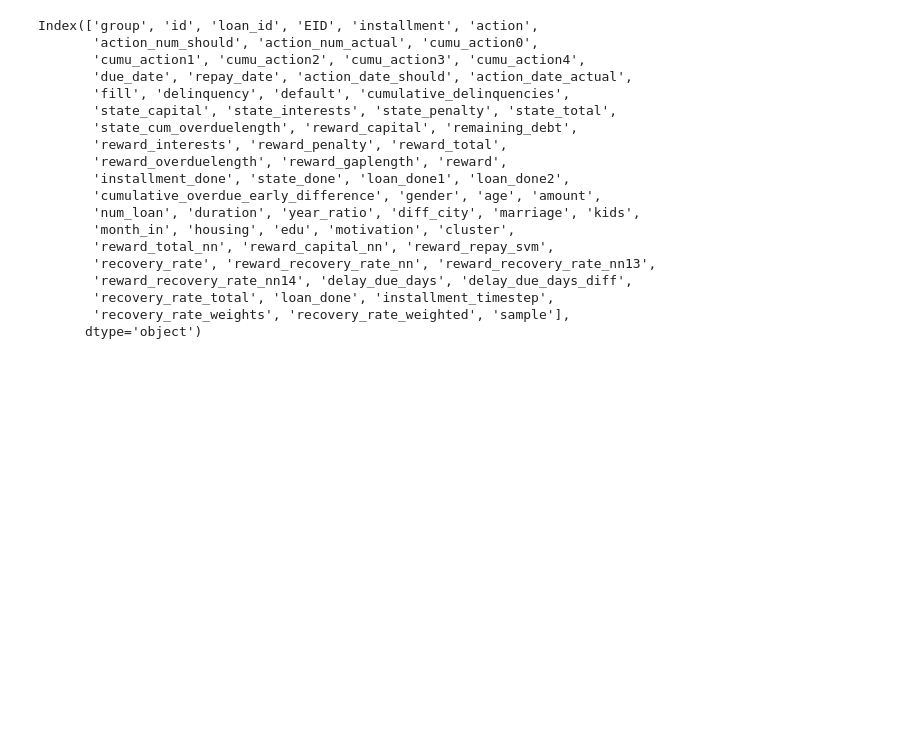
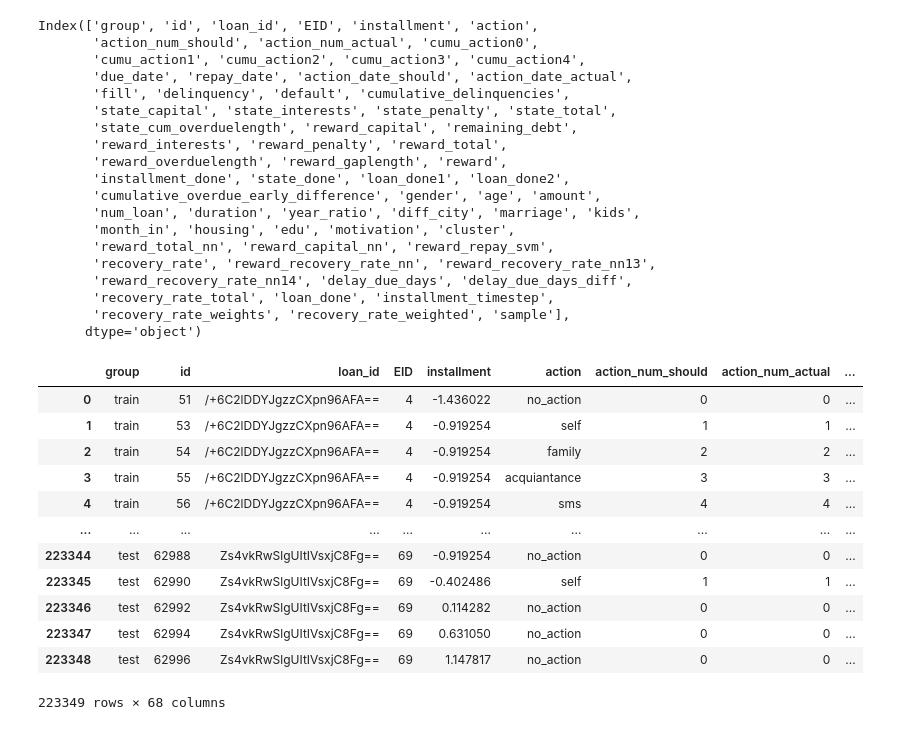
Before and after one commit to QianZeHao123/LoanRL, a Jupyter notebook: 1_data_preprocessing.ipynb, the cells around one changed output. Saved outputs shown, nothing was run; the diff lists cells and outputs as text; code cells hidden in the pictures; blank space fills up the shorter version.

Commit message:
update data preprocess part

```diff
--- a/1_data_preprocessing.ipynb
+++ b/1_data_preprocessing.ipynb
@@ -53,7 +73,7 @@ Index(['group', 'id', 'loan_id', 'EID', 'installment', 'action',
 data['installment_timestep'] = data.groupby(
     ['loan_id', 'installment']).cumcount()+1
 # %%
-states = ['installment', 'installment_timestep', 'state_cum_overduelength',
+states = ['installment', '', 'state_cum_overduelength',
           'remaining_debt', 'state_capital', 'state_interests',
           'state_penalty', 'gender', 'age',
           'amount', 'num_loan', 'duration',
@@ -62,6 +82,22 @@ states = ['installment', 'installment_timestep', 'state_cum_overduelength',
           'edu', 'motivation']
 
 data[states] = (data[states] - data[states].mean()) / data[states].std()
+# %%
+data
+# %% [output]
+|  | group | id | loan_id | EID | installment | action | action_num_should | action_num_actual | ... |
+| 0 | train | 51 | /+6C2lDDYJgzzCXpn96AFA== | 4 | -1.436022 | no_action | 0 | 0 | ... |
+| 1 | train | 53 | /+6C2lDDYJgzzCXpn96AFA== | 4 | -0.919254 | self | 1 | 1 | ... |
+| 2 | train | 54 | /+6C2lDDYJgzzCXpn96AFA== | 4 | -0.919254 | family | 2 | 2 | ... |
+| 3 | train | 55 | /+6C2lDDYJgzzCXpn96AFA== | 4 | -0.919254 | acquiantance | 3 | 3 | ... |
+| 4 | train | 56 | /+6C2lDDYJgzzCXpn96AFA== | 4 | -0.919254 | sms | 4 | 4 | ... |
+| ... | ... | ... | ... | ... | ... | ... | ... | ... | ... |
+| 223344 | test | 62988 | Zs4vkRwSlgUItIVsxjC8Fg== | 69 | -0.919254 | no_action | 0 | 0 | ... |
+| 223345 | test | 62990 | Zs4vkRwSlgUItIVsxjC8Fg== | 69 | -0.402486 | self | 1 | 1 | ... |
+| 223346 | test | 62992 | Zs4vkRwSlgUItIVsxjC8Fg== | 69 | 0.114282 | no_action | 0 | 0 | ... |
+| 223347 | test | 62994 | Zs4vkRwSlgUItIVsxjC8Fg== | 69 | 0.631050 | no_action | 0 | 0 | ... |
+| 223348 | test | 62996 | Zs4vkRwSlgUItIVsxjC8Fg== | 69 | 1.147817 | no_action | 0 | 0 | ... |
+223349 rows × 68 columns
 # %%
 train = data.loc[(data['sample'] == 'rlsimulator')
                  & (data['group'] == 'train')]
```
Also changed, not shown: parts of 1 cell of this notebook.
